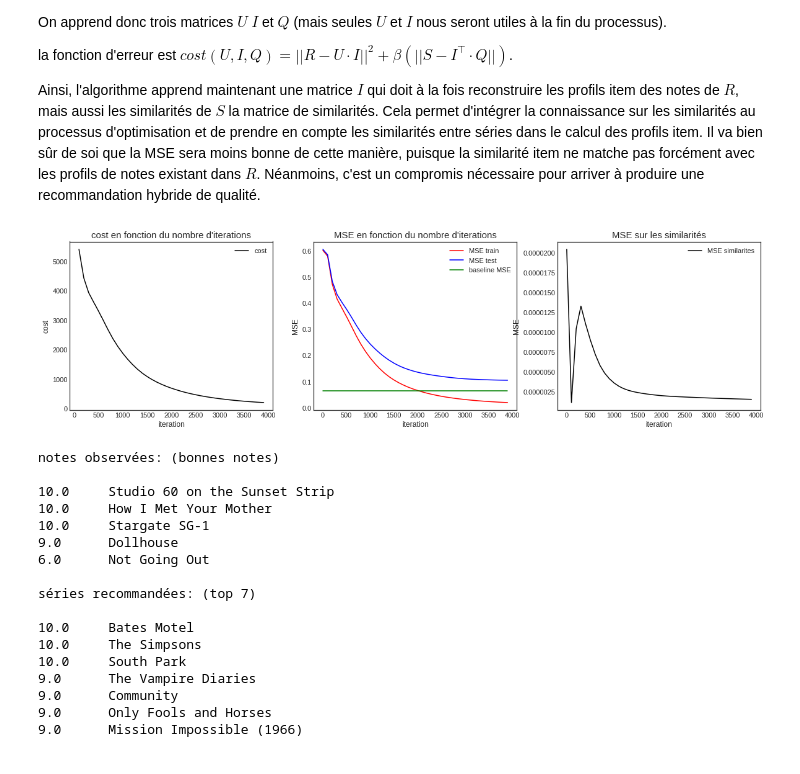
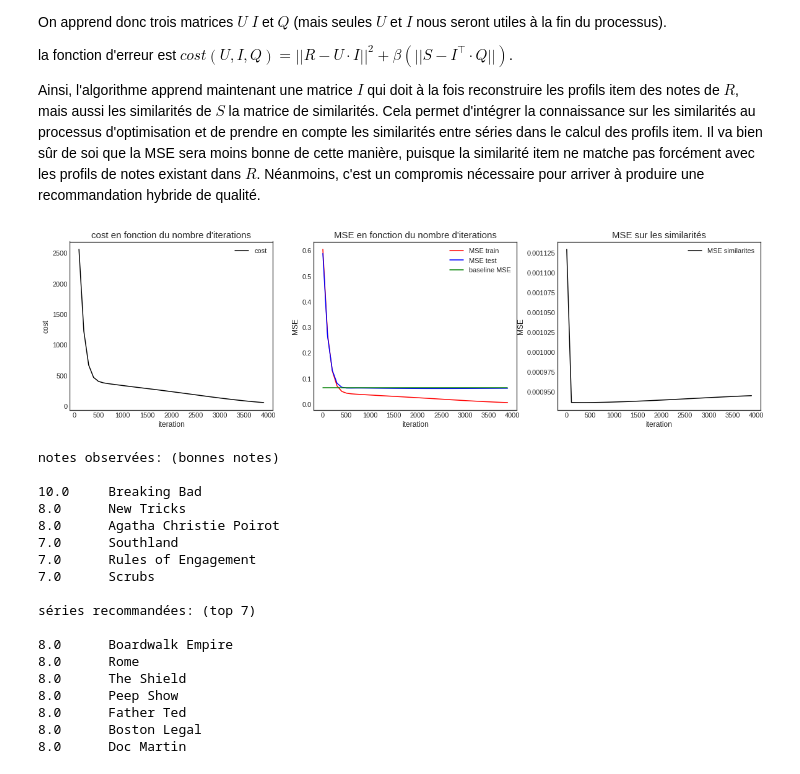
Before and after one commit to ismaelbonneau/movie_recommender, a Jupyter notebook: collaborative_filtering_1.ipynb, the cells around one changed output. Drawn from its saved outputs; the diff is of its cells as text; code cells hidden in the pictures.

```diff
--- a/collaborative_filtering_1.ipynb
+++ b/collaborative_filtering_1.ipynb
@@ -605,7 +621,8 @@ Pour cela, les approches sont nombreuses:
 
 dans ce cas ${\hat{R}_{i,j} = \sum_{n} sim(i, n) \times note(j, n)}$
 # %%
-sim = np.load("sim.npy") #matrice de similarités item sauvegardée au format numpy
+from sklearn.preprocessing import normalize
+sim = normalize(np.load("sim_725_embeddings.npy")) #matrice de similarités item sauvegardée au format numpy
 # %%
 weshwesh = np.dot(sim, xptdr.T)
 # %%
@@ -673,7 +690,7 @@ shape = df.shape
 #constante: la matrice R à reconstituer entièrement
 R = tf.constant(df.values / 10) #divisée par 10 pour obtenir des notes entre 0 et 1
 #constante: la matrice S de similarités (sans valeurs manquantes) à approximer par QxI
-S = tf.constant(sim)
+S = tf.constant(sim, dtype=tf.float64)
 
 #variable tensorflow masque
 mask_tf_train = tf.Variable(train)
@@ -688,7 +705,7 @@ Q = tf.Variable(np.abs(np.random.normal(scale=1./k, size=(shape[1], k)).astype(n
 R_pred = tf.matmul(U, I) #embeddings
 
 #beta: paramètre de regularization
-beta = tf.constant(0.01, dtype=tf.float64, name="beta")
+beta = tf.constant(0.1, dtype=tf.float64, name="beta")
 regularizer = beta * (tf.square(tf.reduce_sum(S - tf.matmul(Q, I))))
 
 #cout de l'algo NMF, norme matricielle de R - R_pred
@@ -739,41 +756,41 @@ learnt_U = sess.run(U)
 learnt_I = sess.run(I)
 msebaseline = sess.run(baselineMSE)
 sess.close()
 
 plt.figure(figsize=(20,5))
 plt.subplot(1,3, 1)
 plt.title("cost en fonction du nombre d'iterations", fontsize=15)
 plt.xlabel("iteration")
 plt.ylabel("cost")
 plt.plot([a for a,b in costs[1:]], [b for a,b in costs[1:]], color="black", label="cost")
 plt.legend()
 
 plt.subplot(1,3, 2)
 plt.title("MSE en fonction du nombre d'iterations", fontsize=15)
 plt.xlabel("iteration")
 plt.ylabel("MSE")
 plt.plot([a for a,b in mses_train], [b for a,b in mses_train], color="red", label="MSE train")
 plt.plot([a for a,b in mses_test], [b for a,b in mses_test], color="blue", label="MSE test")
 plt.plot([a for a,b in mses_test], [msebaseline]*len(mses_train), color="green", label="baseline MSE")
 plt.legend()
 
 plt.subplot(1,3, 3)
 plt.title("MSE sur les similarités", fontsize=15)
 plt.xlabel("iteration")
 plt.ylabel("MSE")
 plt.plot([a for a,b in mses_sim], [b for a,b in mses_sim], color="black", label="MSE similarites")
 plt.legend()
 
 plt.show()
 # %% [output]
-[figure, old version]
+[figure, new version]
 # %%
 #sauvegarde des embeddings appris pour les visualiser dans tensorboard
 np.savetxt(f"imdb_vectors2.tsv", learnt_I.transpose(), delimiter="\t")
 # %%
 xptdr = np.clip(np.round(np.dot(learnt_U, learnt_I) * 10), a_min=0, a_max=10)
 
-user = 200
+user = 5
 
 lol = [(i,a) for i, a in enumerate(df.iloc[user].values) if not np.isnan(a) and a > 5]
 lol.sort(key=lambda x: x[1])
@@ -789,21 +806,22 @@ for i in mdr[:7]:
 # %% [output]
 notes observées: (bonnes notes)
 
-10.0     Studio 60 on the Sunset Strip
-10.0     How I Met Your Mother
-10.0     Stargate SG-1
-9.0      Dollhouse
-6.0      Not Going Out
+10.0     Breaking Bad
+8.0      New Tricks
+8.0      Agatha Christie Poirot
+7.0      Southland
+7.0      Rules of Engagement
+7.0      Scrubs
 
 séries recommandées: (top 7)
 
-10.0     Bates Motel
-10.0     The Simpsons
-10.0     South Park
-9.0      The Vampire Diaries
-9.0      Community
-9.0      Only Fools and Horses
-9.0      Mission Impossible (1966)
+8.0      Boardwalk Empire
+8.0      Rome
+8.0      The Shield
+8.0      Peep Show
+8.0      Father Ted
+8.0      Boston Legal
+8.0      Doc Martin
 # %%
 xD = [(i, a) for i, a in enumerate(xptdr.mean(axis=0))]
 xD.sort(key=lambda x: x[1])
```
Also changed, not shown: parts of 5 cells of this notebook, 1 other file.
